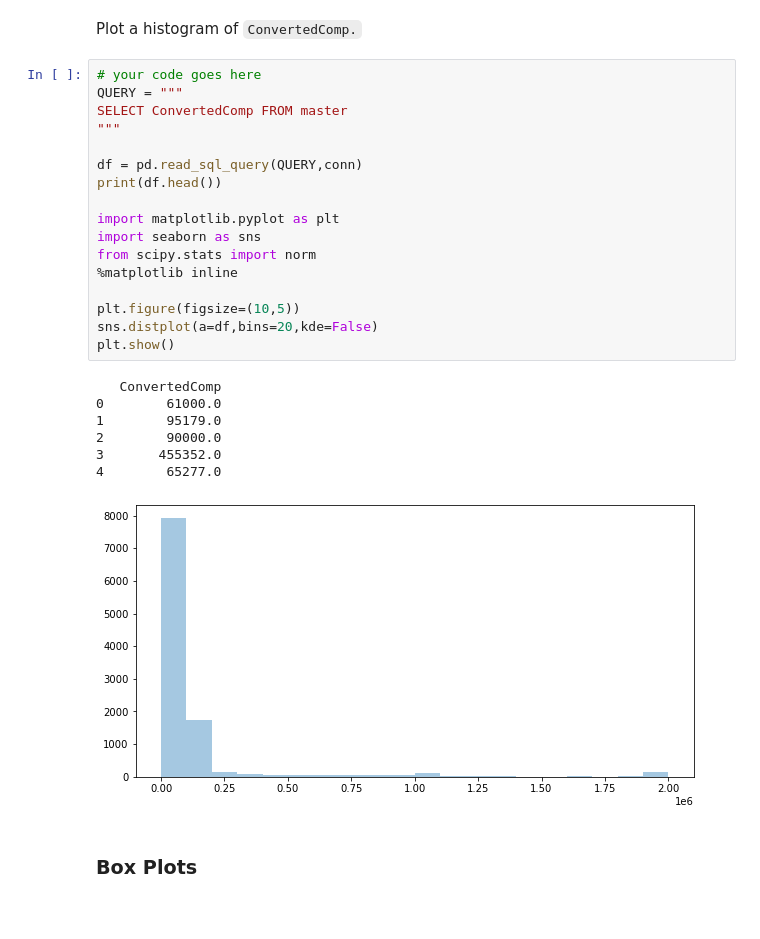
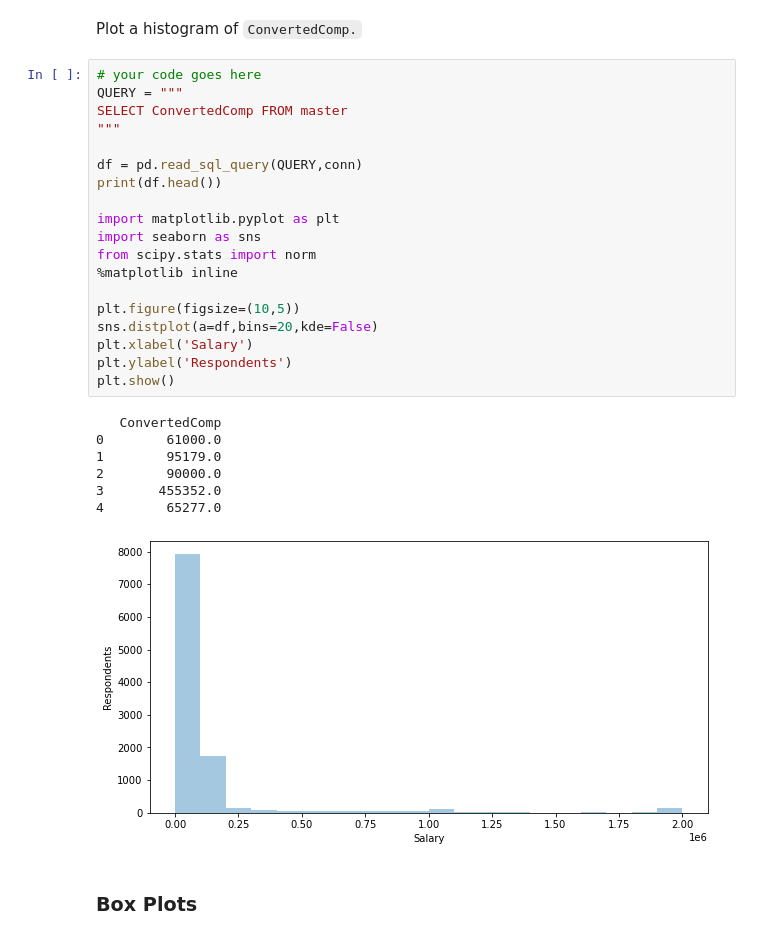
Before and after one commit to eiowolabi/IBM-Data-Analyst-Capstone, a Jupyter notebook: Data Visualization.ipynb, the cells around one changed output. Drawn from its saved outputs; the diff is of its cells as text; blank space fills up the shorter version.

```diff
--- a/Data Visualization.ipynb
+++ b/Data Visualization.ipynb
@@ -165,28 +165,30 @@ Plot a histogram of `ConvertedComp.`
 # %%
 # your code goes here
 QUERY = """
 SELECT ConvertedComp FROM master
 """
 
 df = pd.read_sql_query(QUERY,conn)
 print(df.head())
 
 import matplotlib.pyplot as plt
 import seaborn as sns
 from scipy.stats import norm
 %matplotlib inline
 
 plt.figure(figsize=(10,5))
 sns.distplot(a=df,bins=20,kde=False)
+plt.xlabel('Salary')
+plt.ylabel('Respondents')
 plt.show()
 # %% [output]
    ConvertedComp
 0        61000.0
 1        95179.0
 2        90000.0
 3       455352.0
 4        65277.0
-[figure, old version]
+[figure, new version]
 # %% [markdown]
 ### Box Plots
 # %% [markdown]
```
Also changed, not shown: parts of 1 cell of this notebook.
